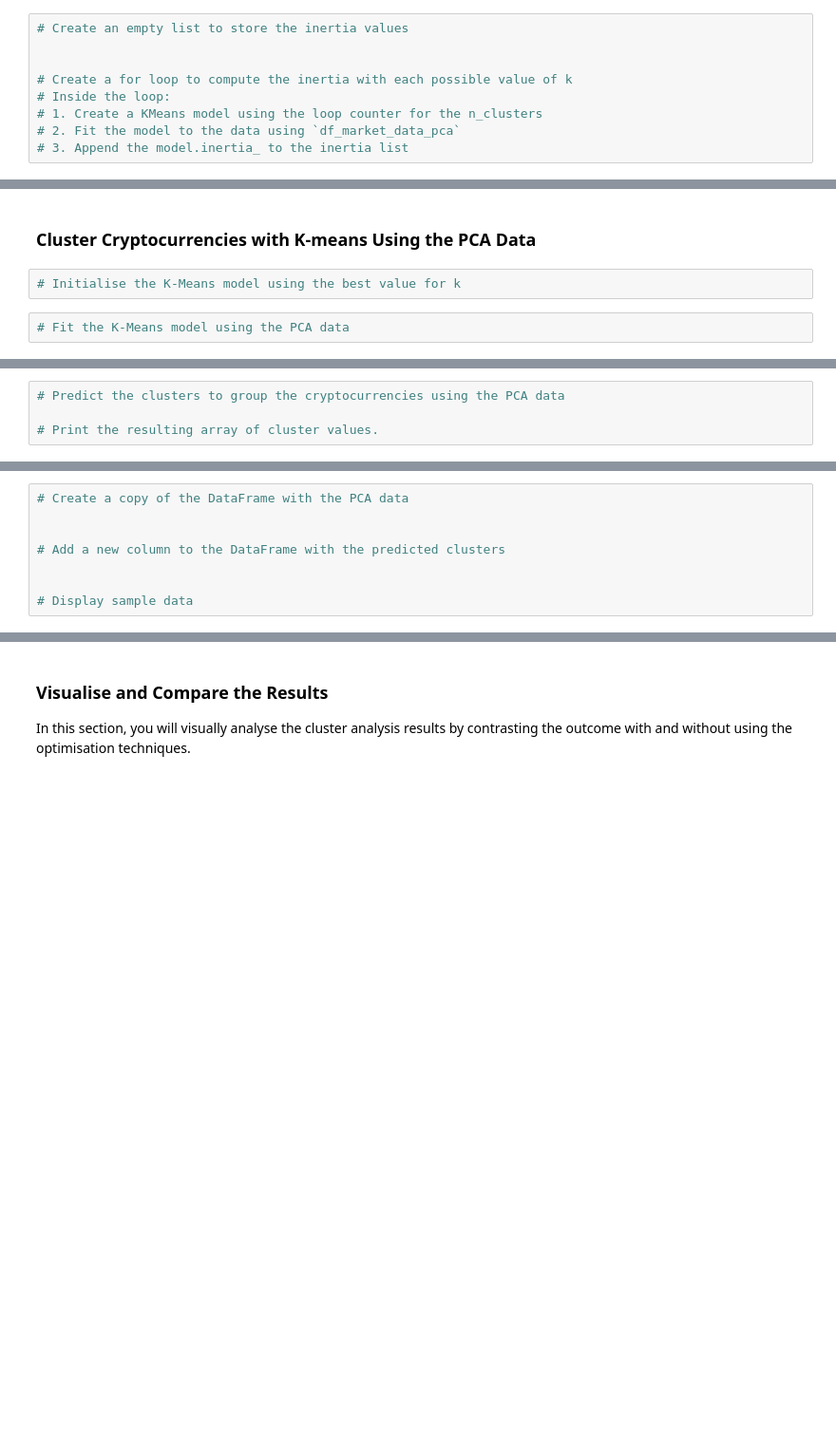
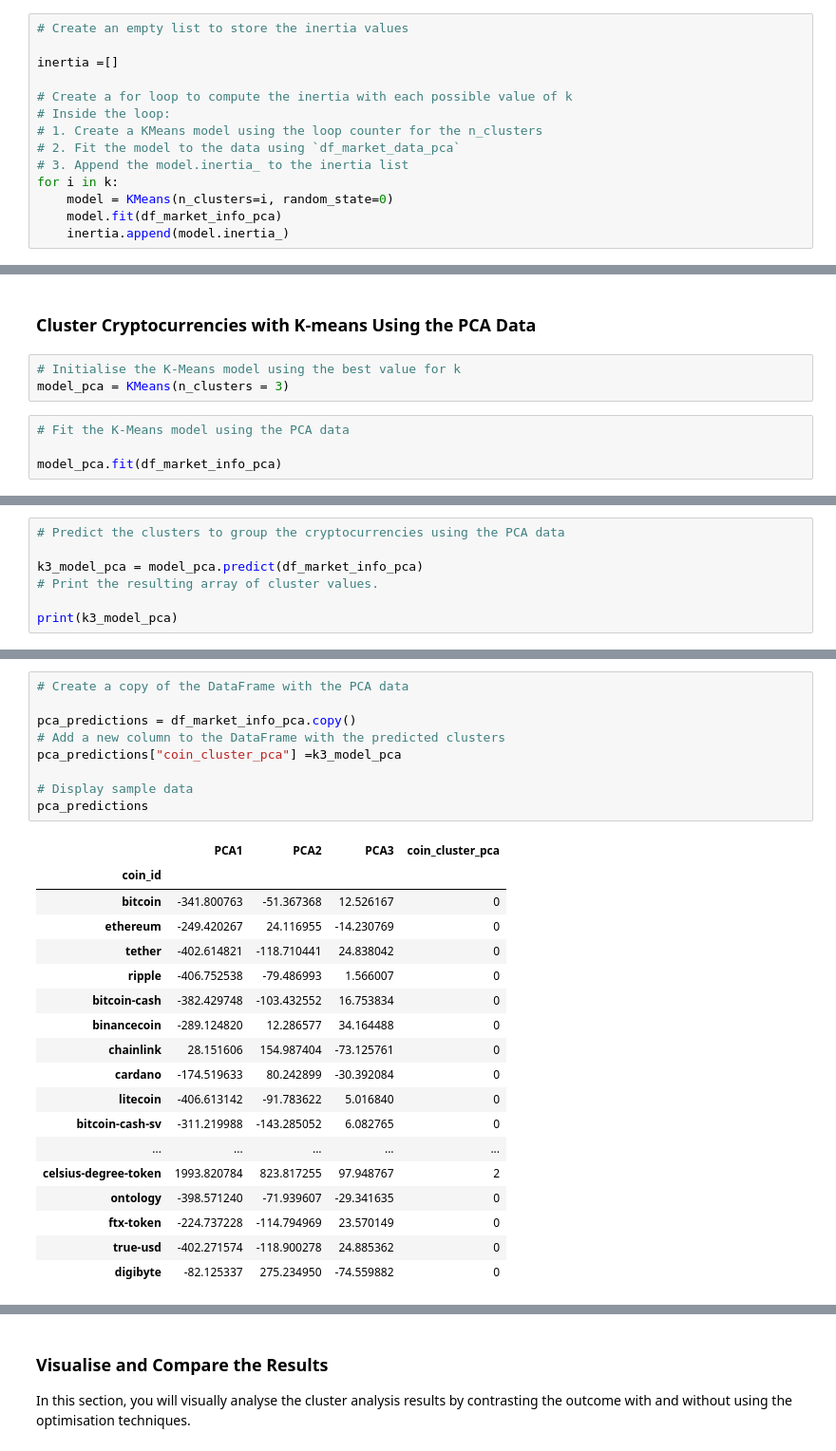
Before and after one commit to micah-trp/CryptoClustering, a Jupyter notebook: Crypto_Clustering_starter_code.ipynb, the cells around one changed output, grey strips where cells are left out. Shown at 95% size. Saved outputs shown, nothing was run; the diff lists cells and outputs as text; blank space fills up the shorter version.

```diff
--- a/Crypto_Clustering_starter_code.ipynb
+++ b/Crypto_Clustering_starter_code.ipynb
@@ -285,11 +327,16 @@ df_market_info_pca.head()
 # %%
 # Create an empty list to store the inertia values
 
+inertia =[]
 
 # Create a for loop to compute the inertia with each possible value of k
 # Inside the loop:
 # 1. Create a KMeans model using the loop counter for the n_clusters
 # 2. Fit the model to the data using `df_market_data_pca`
 # 3. Append the model.inertia_ to the inertia list
+for i in k:
+    model = KMeans(n_clusters=i, random_state=0)
+    model.fit(df_market_info_pca)
+    inertia.append(model.inertia_)
 # %%
 # Create a dictionary with the data to plot the Elbow curve
@@ -313,5 +386,8 @@ df_market_info_pca.head()
 ### Cluster Cryptocurrencies with K-means Using the PCA Data
 # %%
 # Initialise the K-Means model using the best value for k
+model_pca = KMeans(n_clusters = 3)
 # %%
 # Fit the K-Means model using the PCA data
+
+model_pca.fit(df_market_info_pca)
@@ -318,4 +396,7 @@ df_market_info_pca.head()
 # %%
 # Predict the clusters to group the cryptocurrencies using the PCA data
 
+k3_model_pca = model_pca.predict(df_market_info_pca)
 # Print the resulting array of cluster values.
+
+print(k3_model_pca)
@@ -322,11 +406,31 @@ df_market_info_pca.head()
 # %%
 # Create a copy of the DataFrame with the PCA data
 
-
+pca_predictions = df_market_info_pca.copy()
 # Add a new column to the DataFrame with the predicted clusters
-
+pca_predictions["coin_cluster_pca"] =k3_model_pca
 
 # Display sample data
+pca_predictions
+# %% [output]
+|  | PCA1 | PCA2 | PCA3 | coin_cluster_pca |
+| coin_id |  |  |  |  |
+| bitcoin | -341.800763 | -51.367368 | 12.526167 | 0 |
+| ethereum | -249.420267 | 24.116955 | -14.230769 | 0 |
+| tether | -402.614821 | -118.710441 | 24.838042 | 0 |
+| ripple | -406.752538 | -79.486993 | 1.566007 | 0 |
+| bitcoin-cash | -382.429748 | -103.432552 | 16.753834 | 0 |
+| binancecoin | -289.124820 | 12.286577 | 34.164488 | 0 |
+| chainlink | 28.151606 | 154.987404 | -73.125761 | 0 |
+| cardano | -174.519633 | 80.242899 | -30.392084 | 0 |
+| litecoin | -406.613142 | -91.783622 | 5.016840 | 0 |
+| bitcoin-cash-sv | -311.219988 | -143.285052 | 6.082765 | 0 |
+| ... | ... | ... | ... | ... |
+| celsius-degree-token | 1993.820784 | 823.817255 | 97.948767 | 2 |
+| ontology | -398.571240 | -71.939607 | -29.341635 | 0 |
+| ftx-token | -224.737228 | -114.794969 | 23.570149 | 0 |
+| true-usd | -402.271574 | -118.900278 | 24.885362 | 0 |
+| digibyte | -82.125337 | 275.234950 | -74.559882 | 0 |
 # %%
 # Create a scatter plot using hvPlot by setting
 # `x="PC1"` and `y="PC2"`.
```
Also changed, not shown: parts of 27 cells of this notebook.
